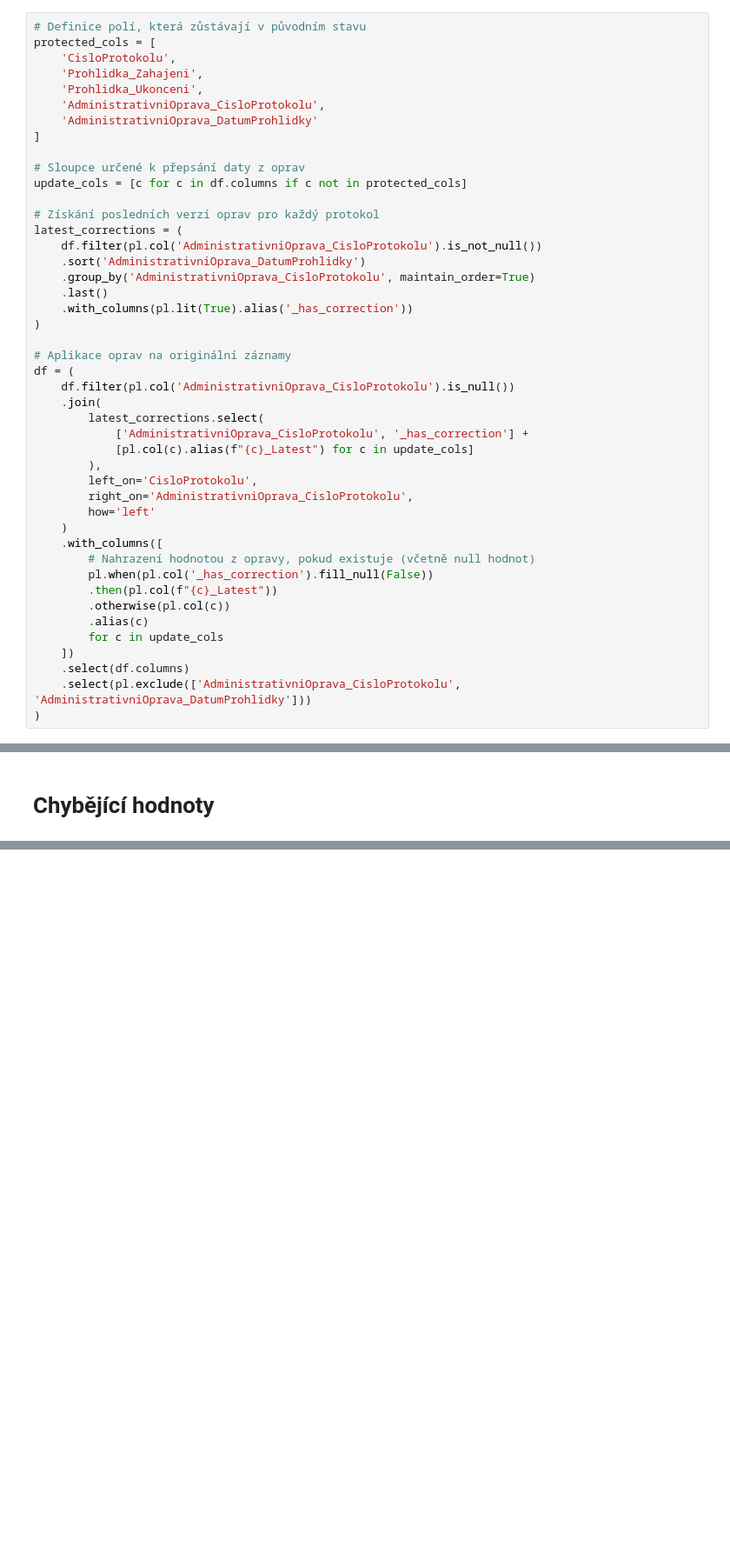
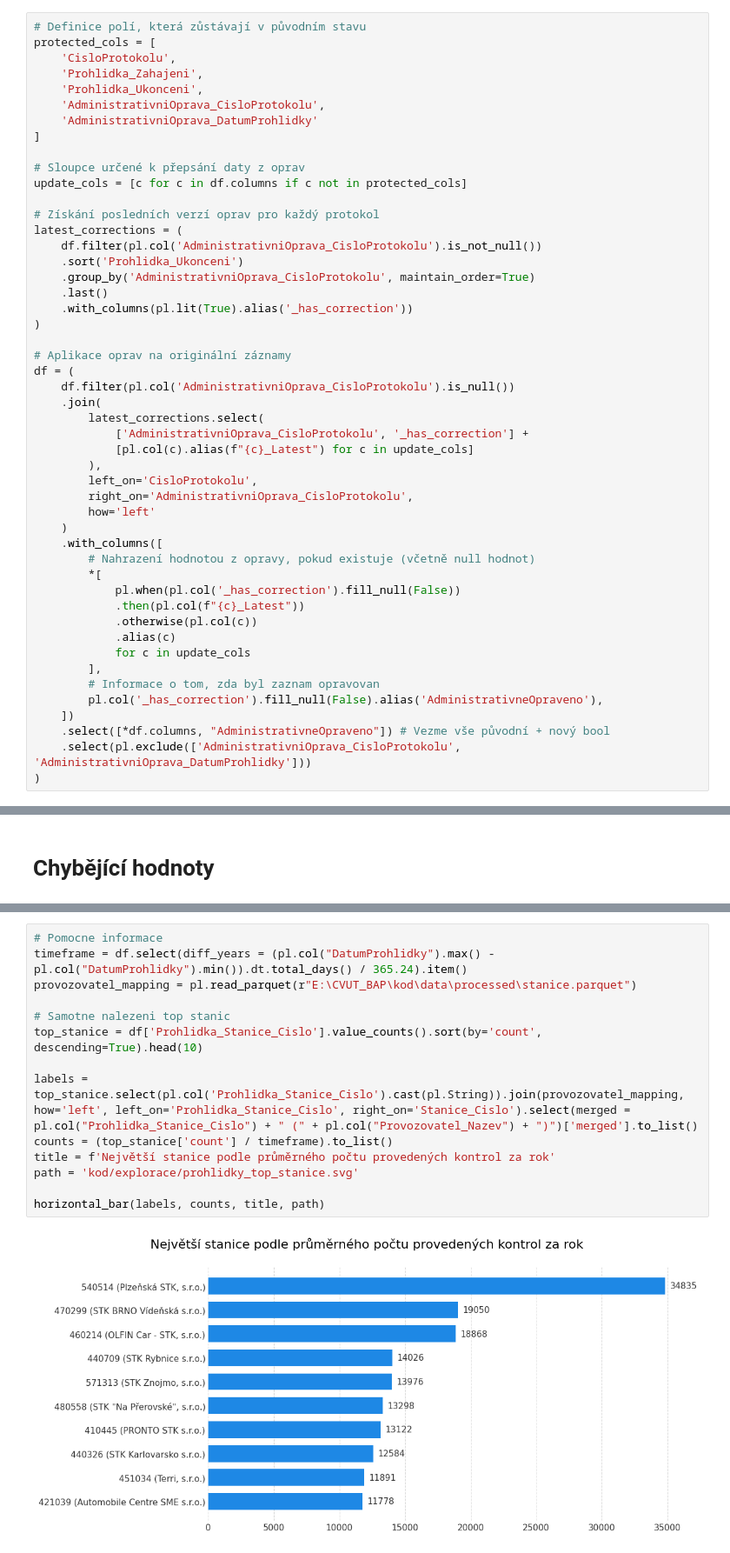
Before and after one commit to opendatalabcz/emissions-data-analysis-cz, a Jupyter notebook: kod/explorace/prohlidky_exploration.ipynb, the cells around one changed output, grey strips where cells are left out. Shown at 87% size. Drawn from its saved outputs; the diff is of its cells as text; blank space fills up the shorter version.

```diff
--- a/kod/explorace/prohlidky_exploration.ipynb
+++ b/kod/explorace/prohlidky_exploration.ipynb
@@ -372,7 +477,7 @@ update_cols = [c for c in df.columns if c not in protected_cols]
 # Získání posledních verzí oprav pro každý protokol
 latest_corrections = (
     df.filter(pl.col('AdministrativniOprava_CisloProtokolu').is_not_null())
-    .sort('AdministrativniOprava_DatumProhlidky')
+    .sort('Prohlidka_Ukonceni')
     .group_by('AdministrativniOprava_CisloProtokolu', maintain_order=True)
     .last()
     .with_columns(pl.lit(True).alias('_has_correction'))
@@ -392,12 +497,16 @@ df = (
     )
     .with_columns([
         # Nahrazení hodnotou z opravy, pokud existuje (včetně null hodnot)
-        pl.when(pl.col('_has_correction').fill_null(False))
-        .then(pl.col(f"{c}_Latest"))
-        .otherwise(pl.col(c))
-        .alias(c)
-        for c in update_cols
+        *[
+            pl.when(pl.col('_has_correction').fill_null(False))
+            .then(pl.col(f"{c}_Latest"))
+            .otherwise(pl.col(c))
+            .alias(c)
+            for c in update_cols
+        ],
+        # Informace o tom, zda byl zaznam opravovan
+        pl.col('_has_correction').fill_null(False).alias('AdministrativneOpraveno'),
     ])
-    .select(df.columns)
+    .select([*df.columns, "AdministrativneOpraveno"]) # Vezme vše původní + nový bool
     .select(pl.exclude(['AdministrativniOprava_CisloProtokolu', 'AdministrativniOprava_DatumProhlidky']))
 )
@@ -442,0 +618,16 @@ plt.show()
+# %%
+# Pomocne informace
+timeframe = df.select(diff_years = (pl.col("DatumProhlidky").max() - pl.col("DatumProhlidky").min()).dt.total_days() / 365.24).item()
+provozovatel_mapping = pl.read_parquet(r"E:\CVUT_BAP\kod\data\processed\stanice.parquet")
+
+# Samotne nalezeni top stanic
+top_stanice = df['Prohlidka_Stanice_Cislo'].value_counts().sort(by='count', descending=True).head(10)
+
+labels = top_stanice.select(pl.col('Prohlidka_Stanice_Cislo').cast(pl.String)).join(provozovatel_mapping, how='left', left_on='Prohlidka_Stanice_Cislo', right_on='Stanice_Cislo').select(merged = pl.col("Prohlidka_Stanice_Cislo") + " (" + pl.col("Provozovatel_Nazev") + ")")['merged'].to_list()
+counts = (top_stanice['count'] / timeframe).to_list()
+title = f'Největší stanice podle průměrného počtu provedených kontrol za rok'
+path = 'kod/explorace/prohlidky_top_stanice.svg'
+
+horizontal_bar(labels, counts, title, path)
+# %% [output]
+[figure, added]
```
Also changed, not shown: parts of 59 cells of this notebook, 11 other files.
